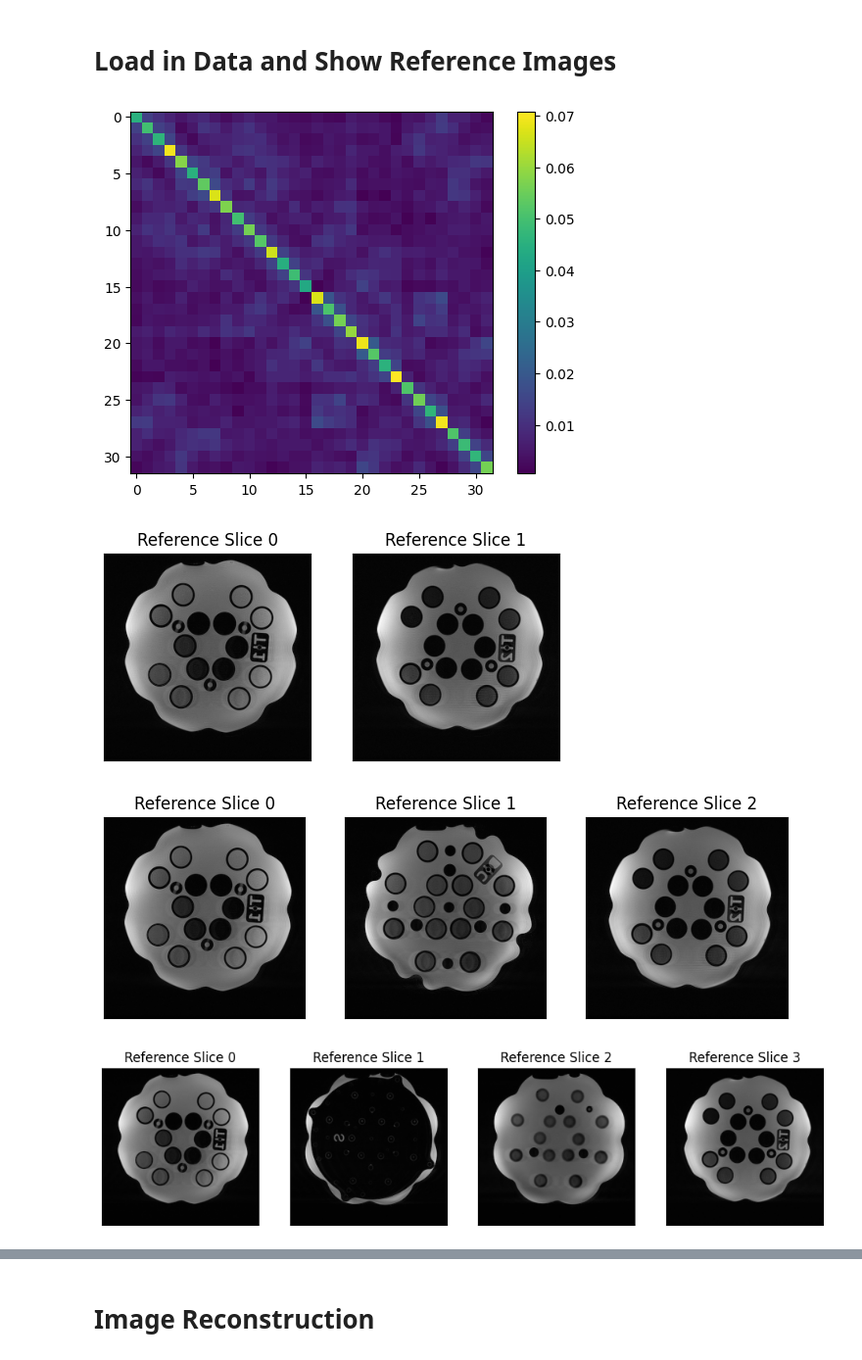
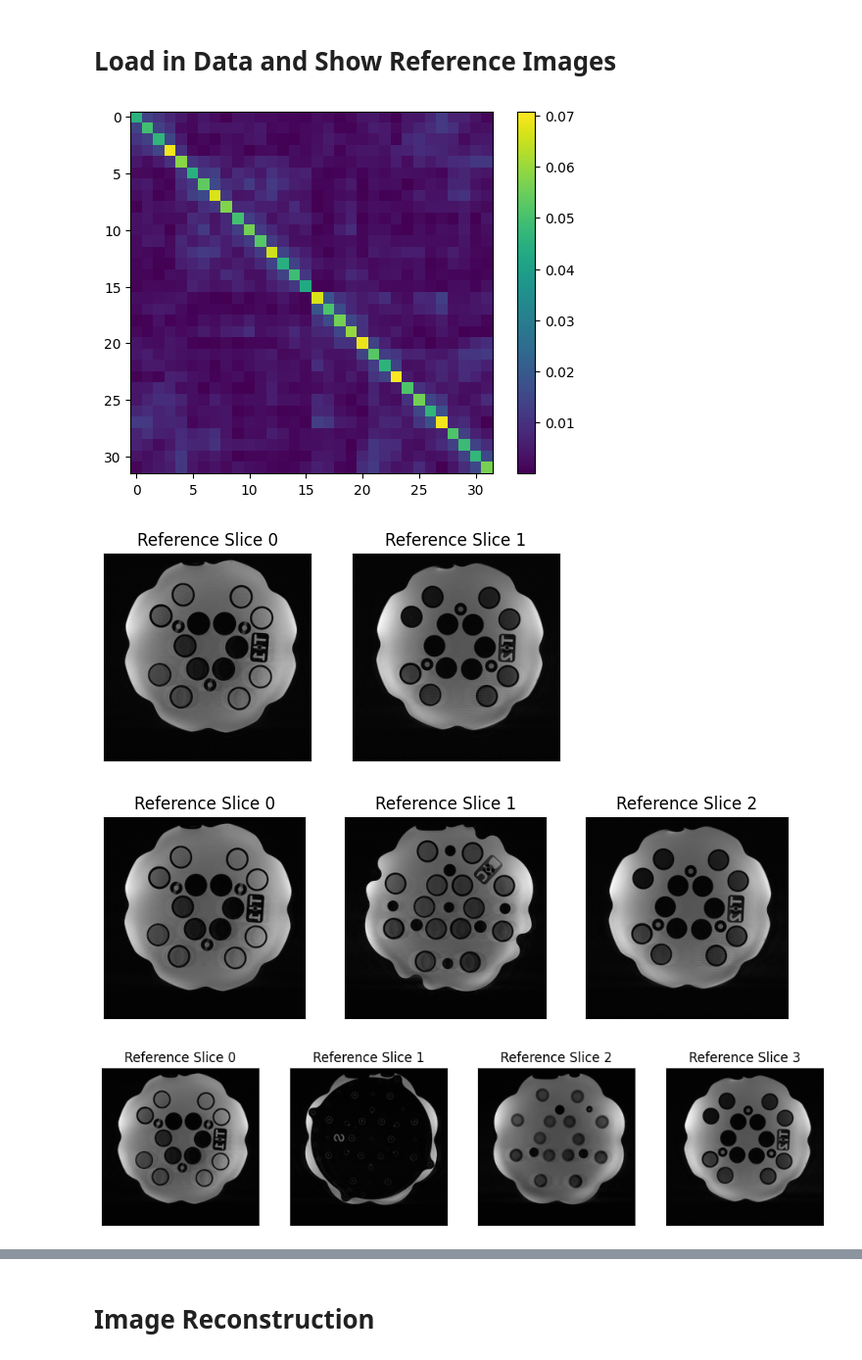
Before and after one commit to AdaptiveMRILab/MultibandMRI, a Jupyter notebook: sample_recon_gfactor.ipynb, the cells around one changed output, grey strips where cells are left out. Shown at 98% size. Drawn from its saved outputs; the diff is of its cells as text; code cells hidden in the pictures.

```diff
--- a/sample_recon_gfactor.ipynb
+++ b/sample_recon_gfactor.ipynb
@@ -243,9 +244,10 @@ for sms in sms_factors:
         psi = torch.zeros((img.shape[2], img.shape[2]), dtype=torch.float32, device=device)
         for c1 in range(img.shape[2]):
             for c2 in range(img.shape[2]):
-                psi[c1,c2] = torch.abs(torch.sum(noise[:,c1] * noise[:,c2].conj()))
+                # psi[c1,c2] = torch.abs(torch.sum(noise[:,c1] * noise[:,c2].conj()))
+                psi[c1,c2] = torch.sum(noise[:,c1] * noise[:,c2].conj())
         plt.figure()
-        plt.imshow(psi.cpu())
+        plt.imshow(torch.abs(psi.cpu()))
         plt.colorbar()
         plt.show()
 
@@ -267,34 +269,34 @@ for sms in sms_factors:
     blip_phase_increment = 2 * np.pi / sms
     for slc in range(sms):
         for p in range(sms):
             data[:,p::sms,:,slc] = data[:,p::sms,:,slc] * np.exp(1j*blip_phase_increment*slc*p)
 
     # Re-arrange the data
     data = data.permute(3,2,0,1)
 
     # Saves the fully sampled kspace as calibration_data
     calib_data.append(data.clone())
 
     # Saves the reference images as ref_images
     ref_images.append(img.clone())
 
     # Gets the SMS accelerated datapath
     accelfile = os.path.join(sms_folder, 'SMS_%i'%(sms), 'ksp_accel.h5')
 
     # Load the accelerated data from the filepath
     with h5py.File(accelfile,'r') as F:
         aliased_ksp = np.array(F['ksp'], dtype=np.complex64)[:,:,:,0]
 
     # Puts the aliased k-space onto the cpu
     aliased_ksp = torch.tensor(aliased_ksp, dtype=torch.complex64, device=torch.device('cpu'))
 
     # Rearranges kspace shape to work with functions
     aliased_ksp = aliased_ksp.permute(2,0,1)[None,...]
 
     # Saves the SMS accelerated kspace as accel_data
     accel_data.append(aliased_ksp.clone())
 # %% [output]
-[figure, old version]
+[figure, new version]
 [figure]
 [figure]
 [figure]
```
Also changed, not shown: parts of 3 cells of this notebook, 3 other files.
